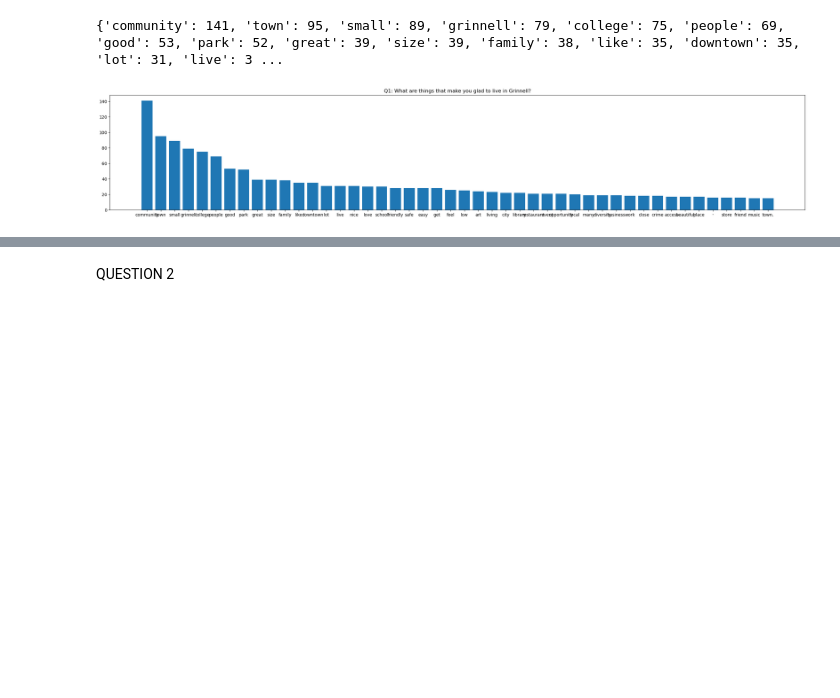
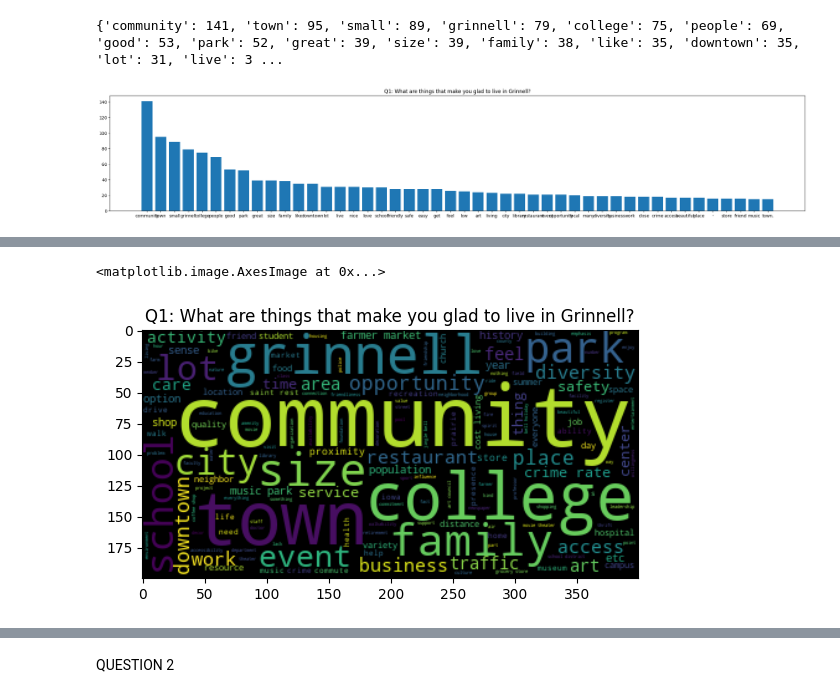
Before and after one commit to shreyasagrawal/Survey-Analysis-NLP, a Jupyter notebook: finalproj.ipynb, the cells around one changed output, grey strips where cells are left out. Cells and saved outputs as stored; diff of their text form; code cells hidden in the pictures; blank space fills up the shorter version.

```diff
--- a/finalproj.ipynb
+++ b/finalproj.ipynb
@@ -86,0 +137,9 @@ plt.show()
+# %%
+
+#visualize
+wordcloud = WordCloud().generate(nounsq1)
+plt.title("Q1: What are things that make you glad to live in Grinnell?")
+plt.imshow(wordcloud, interpolation='bilinear')
+# %% [output]
+<matplotlib.image.AxesImage at 0x...>
+[figure, added]
```
Also changed, not shown: parts of 8 cells of this notebook.
